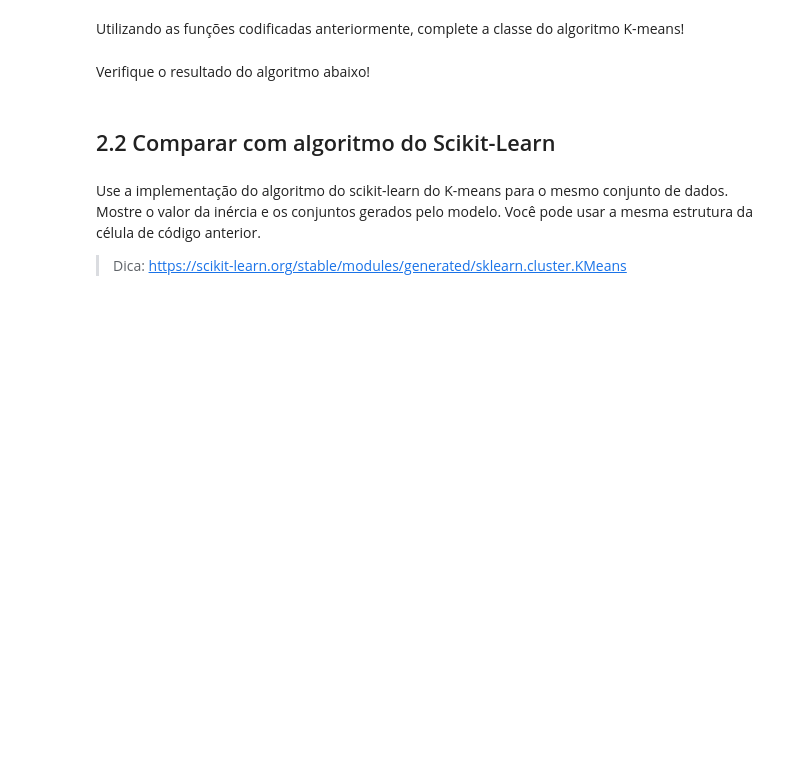
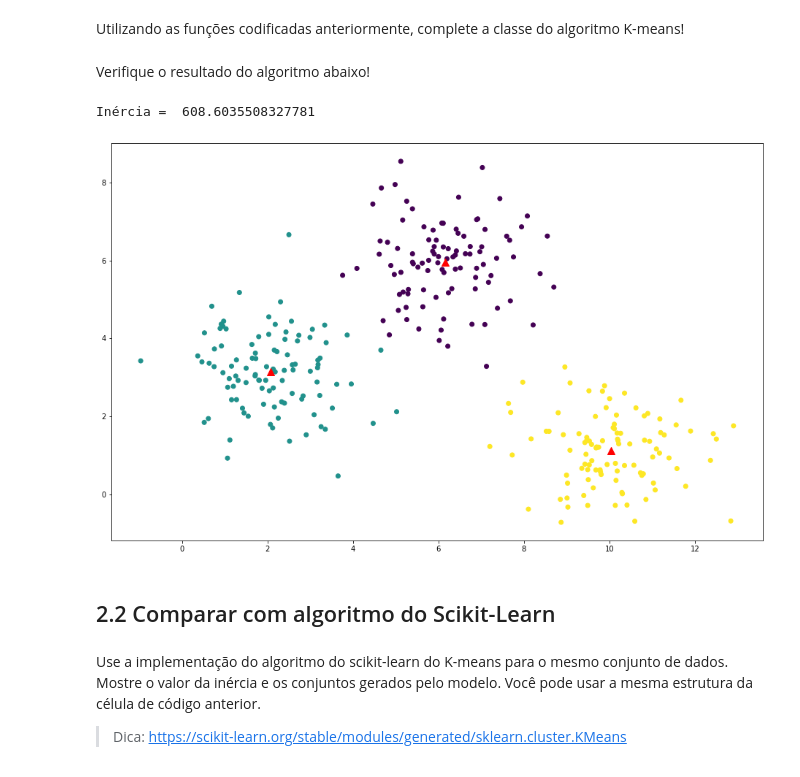
Before and after one commit to thalissonfelipe/mineracao, a Jupyter notebook: Trabalho03/KMeans.ipynb, the cells around one changed output. Saved outputs shown, nothing was run; the diff lists cells and outputs as text; code cells hidden in the pictures; blank space fills up the shorter version.

```diff
--- a/Trabalho03/KMeans.ipynb
+++ b/Trabalho03/KMeans.ipynb
@@ -342,38 +343,48 @@ class KMeans():
     def fit(self,X):
 
         # Inicializa os centróides
-        self.cluster_centers_ = [None]
+        self.cluster_centers_ = calculate_initial_centers(X, self.n_clusters)
 
         # Computa o cluster de cada amostra
-        self.labels_ = [None]
+        self.labels_ = all_nearest_centroids(X, self.cluster_centers_)
 
         # Calcula a inércia inicial
-        old_inertia = [None]
+        old_inertia = inertia(X, self.cluster_centers_, self.labels_)
 
-        for index in [None]:
+        for index in range(self.max_iter):
 
             #### CODE HERE ####
+            self.cluster_centers_ = update_centroids(X, self.cluster_centers_, self.labels_)
+            self.labels_ = all_nearest_centroids(X, self.cluster_centers_)
+            self.inertia_ = inertia(X, self.cluster_centers_, self.labels_)
 
-
+            if self.inertia_ == old_inertia:
+                break
+            else:
+                old_inertia = self.inertia_
             ### END OF CODE ###
 
         return self
 
     def predict(self, X):
-
-        return [None]
+        labels = all_nearest_centroids(X, self.cluster_centers_)
+        return labels
 # %% [markdown]
 Verifique o resultado do algoritmo abaixo!
 # %%
 kmeans = KMeans(n_clusters=3)
 kmeans.fit(dataset)
 
 print("Inércia = ", kmeans.inertia_)
 
+fig = plt.figure(figsize=(16, 10))
 plt.scatter(dataset[:,0], dataset[:,1], c=kmeans.labels_)
 plt.scatter(kmeans.cluster_centers_[:,0],
             kmeans.cluster_centers_[:,1], marker='^', c='red', s=100)
 plt.show()
+# %% [output]
+Inércia =  608.6035508327781
+[figure, added]
 # %% [markdown]
 ## 2.2 Comparar com algoritmo do Scikit-Learn
 # %% [markdown]
```
Also changed, not shown: parts of 10 cells of this notebook.
